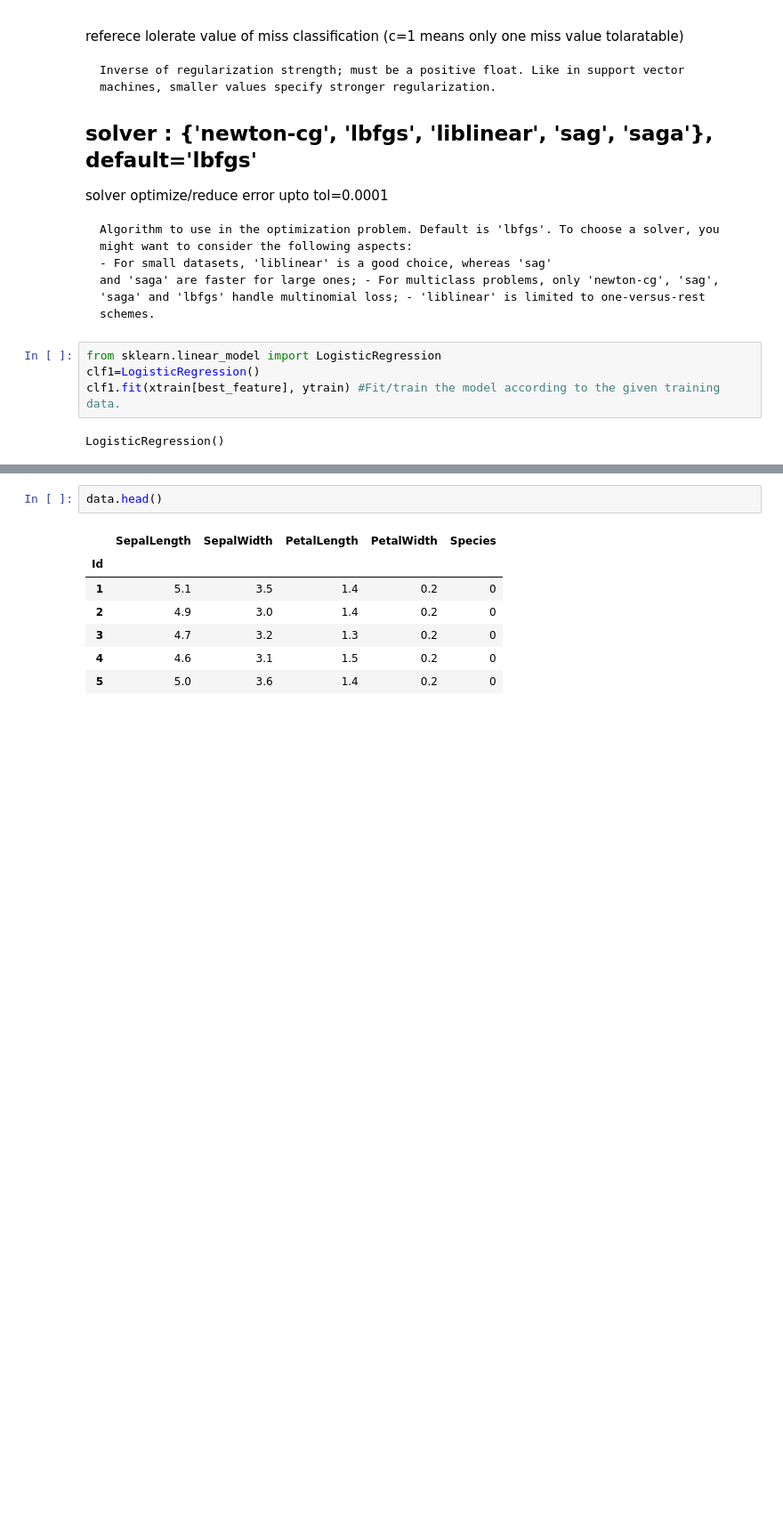
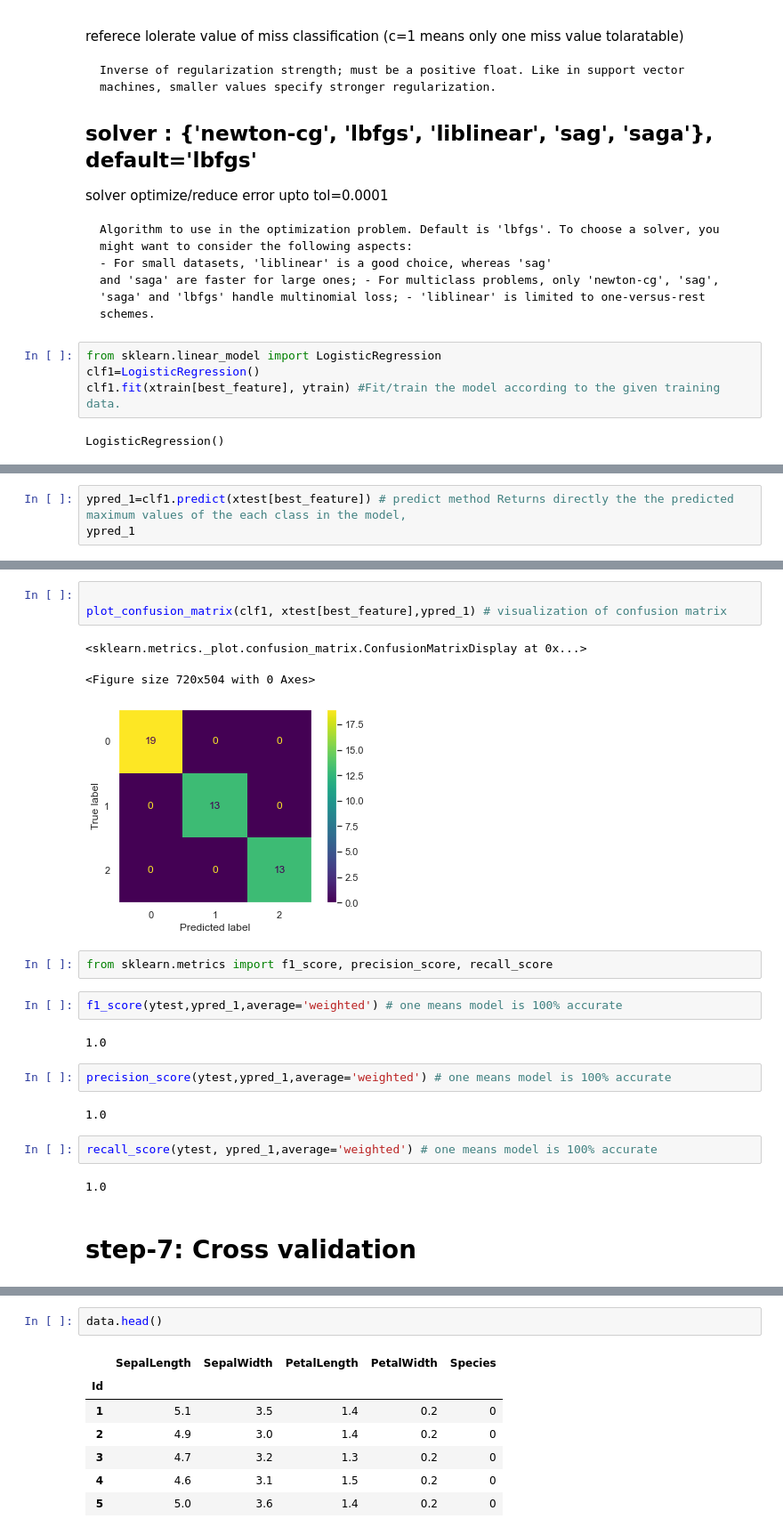
Before and after one commit to Rasel-25/ML, a Jupyter notebook: Classification/LogisticRegression.ipynb, the cells around one changed output, grey strips where cells are left out. Shown at 89% size. Saved outputs shown, nothing was run; the diff lists cells and outputs as text; blank space fills up the shorter version.

```diff
--- a/Classification/LogisticRegression.ipynb
+++ b/Classification/LogisticRegression.ipynb
@@ -348,0 +291,3 @@ array([[3.71318893e-03, 8.11915925e-01, 1.84370886e-01],
+# %%
+ypred_1=clf1.predict(xtest[best_feature]) # predict method Returns directly the the predicted maximum values of the each class in the model,
+ypred_1
@@ -348,0 +326,23 @@ array([[3.71318893e-03, 8.11915925e-01, 1.84370886e-01],
+# %%
+
+plot_confusion_matrix(clf1, xtest[best_feature],ypred_1) # visualization of confusion matrix
+# %% [output]
+<sklearn.metrics._plot.confusion_matrix.ConfusionMatrixDisplay at 0x...>
+<Figure size 720x504 with 0 Axes>
+[figure, added]
+# %%
+from sklearn.metrics import f1_score, precision_score, recall_score
+# %%
+f1_score(ytest,ypred_1,average='weighted') # one means model is 100% accurate
+# %% [output]
+1.0
+# %%
+precision_score(ytest,ypred_1,average='weighted') # one means model is 100% accurate
+# %% [output]
+1.0
+# %%
+recall_score(ytest, ypred_1,average='weighted') # one means model is 100% accurate
+# %% [output]
+1.0
+# %% [markdown]
+# step-7: Cross validation
```
Also changed, not shown: parts of 45 cells of this notebook.
